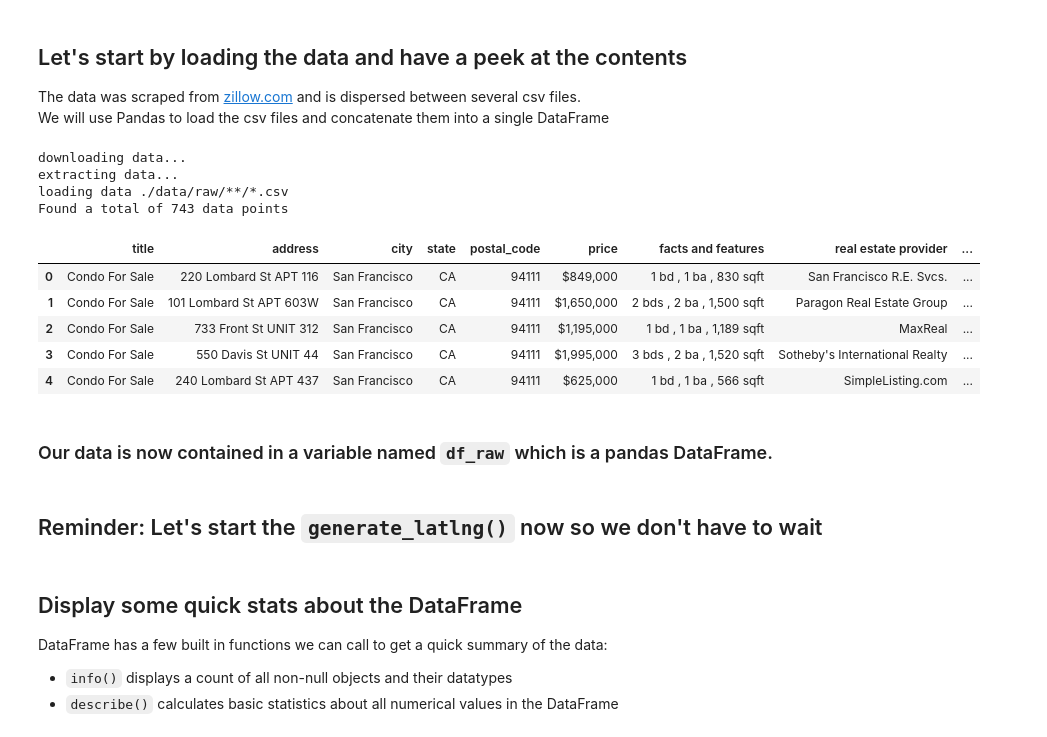
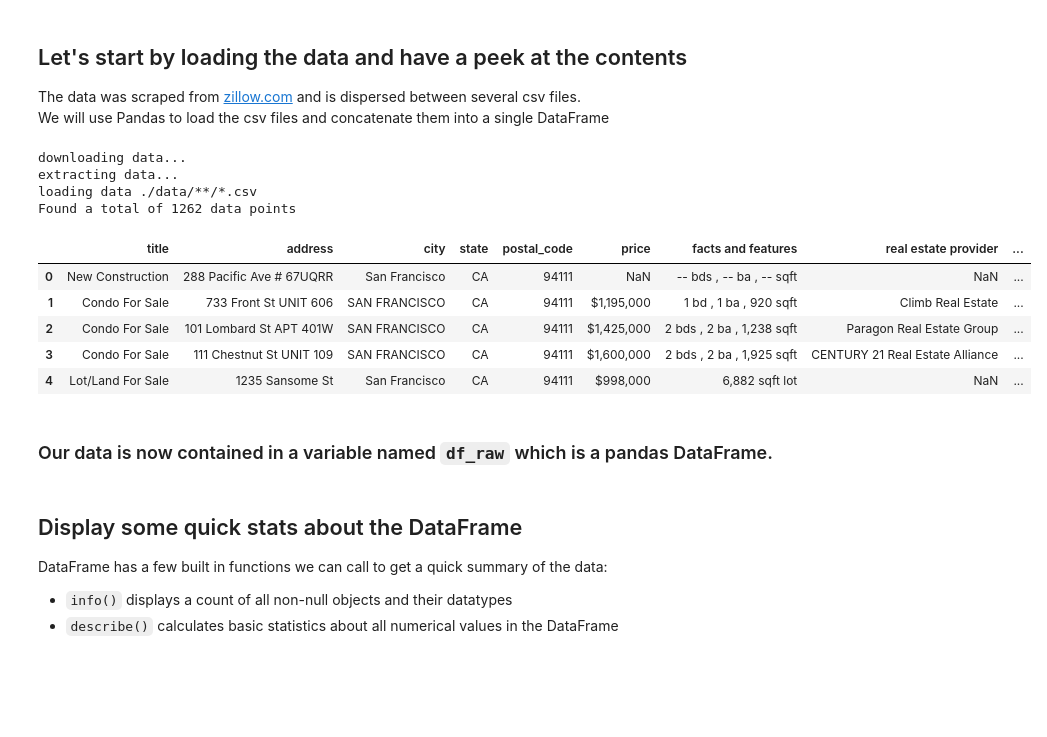
Before and after one commit to kylehounslow/mlbootcamp, a Jupyter notebook: notebooks/day1/1 - Exploratory Data Analysis.ipynb, the cells around one changed output. Cells and saved outputs as stored; diff of their text form; code cells hidden in the pictures; blank space fills up the shorter version.

```diff
--- a/notebooks/day1/1 - Exploratory Data Analysis.ipynb
+++ b/notebooks/day1/1 - Exploratory Data Analysis.ipynb
@@ -60,7 +62,7 @@ def download_extract_data(data_dir: str):
     if not os.path.exists(data_dir):
         os.makedirs(data_dir)
     data_save_path = os.path.join(data_dir, 'data.zip')
-    data_download_url = 'https://github.com/kylehounslow/mlbootcamp/raw/master/notebooks/day1/data/sf_housing.zip'
+    data_download_url = 'https://github.com/kylehounslow/mlbootcamp/raw/master/data/sf_housing.zip'
 
     print('downloading data...')
     urllib.request.urlretrieve(data_download_url, data_save_path)
@@ -87,23 +87,21 @@ def load_data_to_dataframe(data_dir: str) -> pd.DataFrame:
 # %%
 data_dir = './data'  # download and extract data here
 download_extract_data(data_dir=data_dir)
-df_raw = load_data_to_dataframe(data_dir=data_dir + '/raw')
+df_raw = load_data_to_dataframe(data_dir=data_dir)
 df_raw.head(5)  # display first 5 entries
 # %% [output]
 downloading data...
 extracting data...
-loading data ./data/raw/**/*.csv
-Found a total of 743 data points
+loading data ./data/**/*.csv
+Found a total of 1262 data points
 |  | title | address | city | state | postal_code | price | facts and features | real estate provider | ... |
-| 0 | Condo For Sale | 220 Lombard St APT 116 | San Francisco | CA | 94111 | $849,000 | 1 bd , 1 ba , 830 sqft | San Francisco R.E. Svcs. | ... |
-| 1 | Condo For Sale | 101 Lombard St APT 603W | San Francisco | CA | 94111 | $1,650,000 | 2 bds , 2 ba , 1,500 sqft | Paragon Real Estate Group | ... |
-| 2 | Condo For Sale | 733 Front St UNIT 312 | San Francisco | CA | 94111 | $1,195,000 | 1 bd , 1 ba , 1,189 sqft | MaxReal | ... |
-| 3 | Condo For Sale | 550 Davis St UNIT 44 | San Francisco | CA | 94111 | $1,995,000 | 3 bds , 2 ba , 1,520 sqft | Sotheby's International Realty | ... |
-| 4 | Condo For Sale | 240 Lombard St APT 437 | San Francisco | CA | 94111 | $625,000 | 1 bd , 1 ba , 566 sqft | SimpleListing.com | ... |
+| 0 | New Construction | 288 Pacific Ave # 67UQRR | San Francisco | CA | 94111 | NaN | -- bds , -- ba , -- sqft | NaN | ... |
+| 1 | Condo For Sale | 733 Front St UNIT 606 | SAN FRANCISCO | CA | 94111 | $1,195,000 | 1 bd , 1 ba , 920 sqft | Climb Real Estate | ... |
+| 2 | Condo For Sale | 101 Lombard St APT 401W | SAN FRANCISCO | CA | 94111 | $1,425,000 | 2 bds , 2 ba , 1,238 sqft | Paragon Real Estate Group | ... |
+| 3 | Condo For Sale | 111 Chestnut St UNIT 109 | SAN FRANCISCO | CA | 94111 | $1,600,000 | 2 bds , 2 ba , 1,925 sqft | CENTURY 21 Real Estate Alliance | ... |
+| 4 | Lot/Land For Sale | 1235 Sansome St | San Francisco | CA | 94111 | $998,000 | 6,882 sqft lot | NaN | ... |
 # %% [markdown]
 ### Our data is now contained in a variable named `df_raw` which is a pandas DataFrame.
-# %% [markdown]
-## Reminder: Let's start the `generate_latlng()` now so we don't have to wait
 # %% [markdown]
 ## Display some quick stats about the DataFrame
 DataFrame has a few built in functions we can call to get a quick summary of the data:
```
Also changed, not shown: parts of 28 cells of this notebook, 4 other files.
